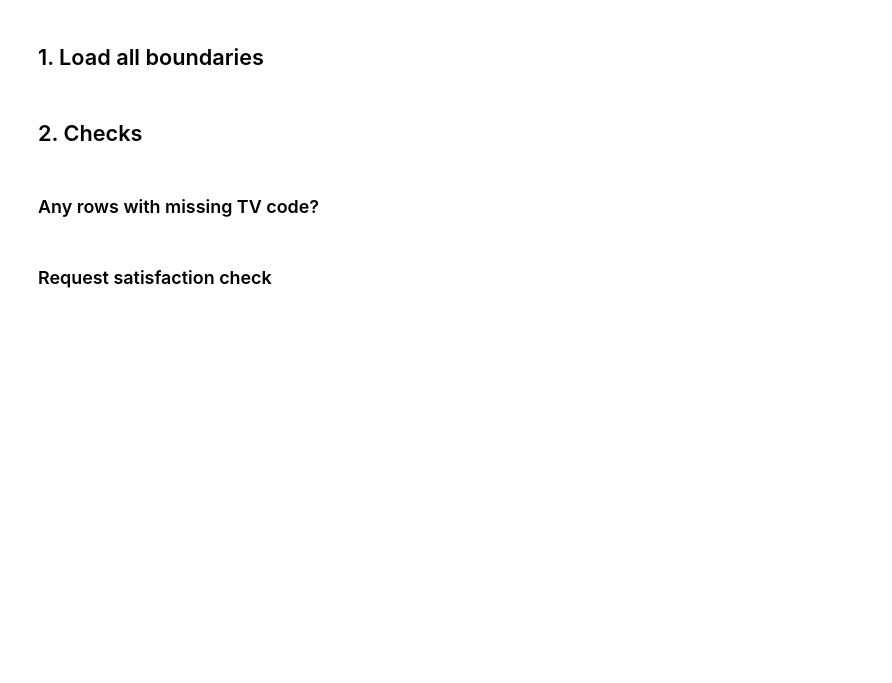
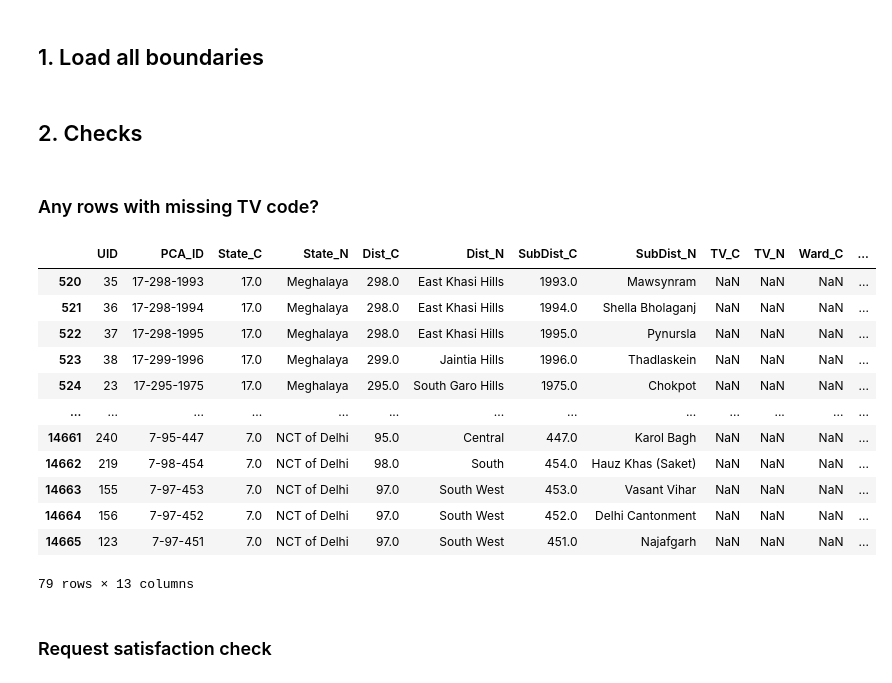
Before and after one commit to IDinsight/rooftop_sampling, a Jupyter notebook: IFS/boundary_quality_checks.ipynb, the cells around one changed output. Drawn from its saved outputs; the diff is of its cells as text; code cells hidden in the pictures; blank space fills up the shorter version.

```diff
--- a/IFS/boundary_quality_checks.ipynb
+++ b/IFS/boundary_quality_checks.ipynb
@@ -151,5 +194,19 @@ gdf = pd.concat(gdf_list, ignore_index=True)
 # %% [markdown]
 ### Any rows with missing TV code?
 # %%
-town_village_info_missing = gdf[gdf["TV_C"].isna()]
-town_village_info_missing
+gdf_no_TV_code_filtered = gdf[gdf["TV_C"].isna()]
+gdf_no_TV_code_filtered
+# %% [output]
+|  | UID | PCA_ID | State_C | State_N | Dist_C | Dist_N | SubDist_C | SubDist_N | TV_C | TV_N | Ward_C | ... |
+| 520 | 35 | 17-298-1993 | 17.0 | Meghalaya | 298.0 | East Khasi Hills | 1993.0 | Mawsynram | NaN | NaN | NaN | ... |
+| 521 | 36 | 17-298-1994 | 17.0 | Meghalaya | 298.0 | East Khasi Hills | 1994.0 | Shella Bholaganj | NaN | NaN | NaN | ... |
+| 522 | 37 | 17-298-1995 | 17.0 | Meghalaya | 298.0 | East Khasi Hills | 1995.0 | Pynursla | NaN | NaN | NaN | ... |
+| 523 | 38 | 17-299-1996 | 17.0 | Meghalaya | 299.0 | Jaintia Hills | 1996.0 | Thadlaskein | NaN | NaN | NaN | ... |
+| 524 | 23 | 17-295-1975 | 17.0 | Meghalaya | 295.0 | South Garo Hills | 1975.0 | Chokpot | NaN | NaN | NaN | ... |
+| ... | ... | ... | ... | ... | ... | ... | ... | ... | ... | ... | ... | ... |
+| 14661 | 240 | 7-95-447 | 7.0 | NCT of Delhi | 95.0 | Central | 447.0 | Karol Bagh | NaN | NaN | NaN | ... |
+| 14662 | 219 | 7-98-454 | 7.0 | NCT of Delhi | 98.0 | South | 454.0 | Hauz Khas (Saket) | NaN | NaN | NaN | ... |
+| 14663 | 155 | 7-97-453 | 7.0 | NCT of Delhi | 97.0 | South West | 453.0 | Vasant Vihar | NaN | NaN | NaN | ... |
+| 14664 | 156 | 7-97-452 | 7.0 | NCT of Delhi | 97.0 | South West | 452.0 | Delhi Cantonment | NaN | NaN | NaN | ... |
+| 14665 | 123 | 7-97-451 | 7.0 | NCT of Delhi | 97.0 | South West | 451.0 | Najafgarh | NaN | NaN | NaN | ... |
+79 rows × 13 columns
```
Also changed, not shown: parts of 17 cells of this notebook.
